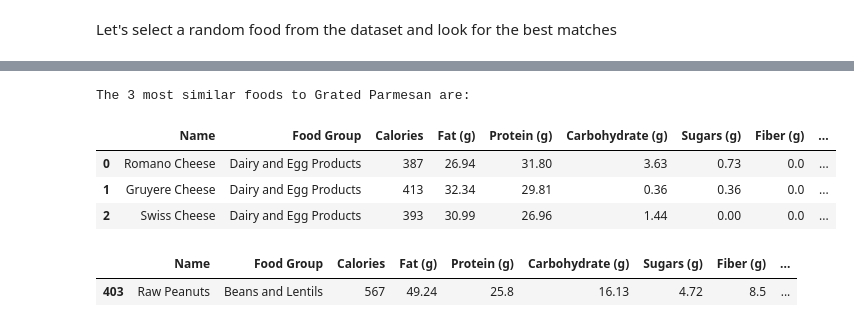
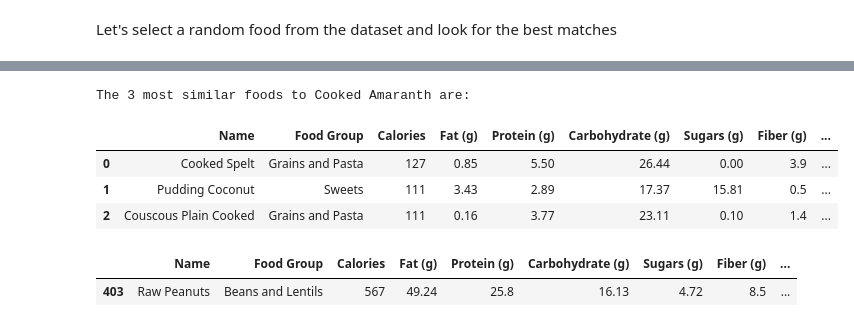
Before and after one commit to kauber/Food_Analysis, a Jupyter notebook: 03_Food_Analysis_Substitute_Recommender.ipynb, the cells around one changed output, grey strips where cells are left out. Saved outputs shown, nothing was run; the diff lists cells and outputs as text; code cells hidden in the pictures.

```diff
--- a/03_Food_Analysis_Substitute_Recommender.ipynb
+++ b/03_Food_Analysis_Substitute_Recommender.ipynb
@@ -197,7 +193,8 @@ def food_substitute_recommender(food_name: str, food_data: pd.DataFrame, top_mat
     food_name = re.sub('[^A-Za-z0-9]+', ' ', food_name).strip()
 
     # Look for a particular food in the food data and return a pandas df
-    match = food_data.loc[food_data['Name'].str.replace('[^A-Za-z0-9]+', ' ', regex=True).str.strip().str.contains(food_name,case=False)]
+    match = food_data.loc[food_data['Name'].str.replace('[^A-Za-z0-9]+', ' ', \
+                                                        regex=True).str.strip().str.contains(food_name,case=False)]
 
     # If the resulting df is empty, this means no matches were found
     if match.empty:
@@ -230,11 +227,11 @@ food_data.sample(1)
 # %%
-food_substitute_recommender('Grated Parmesan', food_data, 3)
+food_substitute_recommender('Cooked Amaranth', food_data, 3)
 # %% [output]
-The 3 most similar foods to Grated Parmesan are:
+The 3 most similar foods to Cooked Amaranth are:
 |  | Name | Food Group | Calories | Fat (g) | Protein (g) | Carbohydrate (g) | Sugars (g) | Fiber (g) | ... |
-| 0 | Romano Cheese | Dairy and Egg Products | 387 | 26.94 | 31.80 | 3.63 | 0.73 | 0.0 | ... |
-| 1 | Gruyere Cheese | Dairy and Egg Products | 413 | 32.34 | 29.81 | 0.36 | 0.36 | 0.0 | ... |
-| 2 | Swiss Cheese | Dairy and Egg Products | 393 | 30.99 | 26.96 | 1.44 | 0.00 | 0.0 | ... |
+| 0 | Cooked Spelt | Grains and Pasta | 127 | 0.85 | 5.50 | 26.44 | 0.00 | 3.9 | ... |
+| 1 | Pudding Coconut | Sweets | 111 | 3.43 | 2.89 | 17.37 | 15.81 | 0.5 | ... |
+| 2 | Couscous Plain Cooked | Grains and Pasta | 111 | 0.16 | 3.77 | 23.11 | 0.10 | 1.4 | ... |
 # %%
 food_data.sample(1)
 # %% [output]
```
Also changed, not shown: parts of 7 cells of this notebook, 1 other file.
